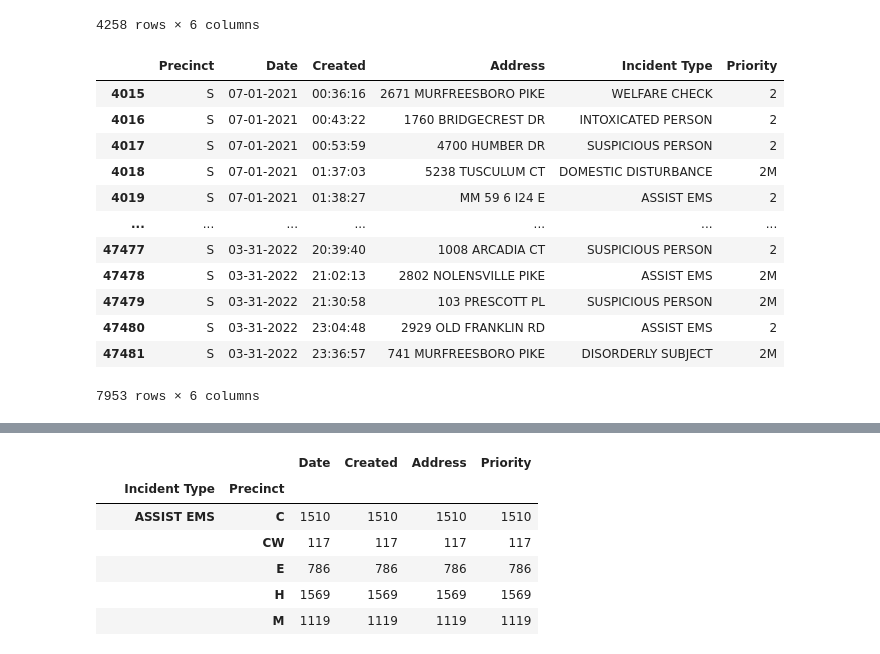
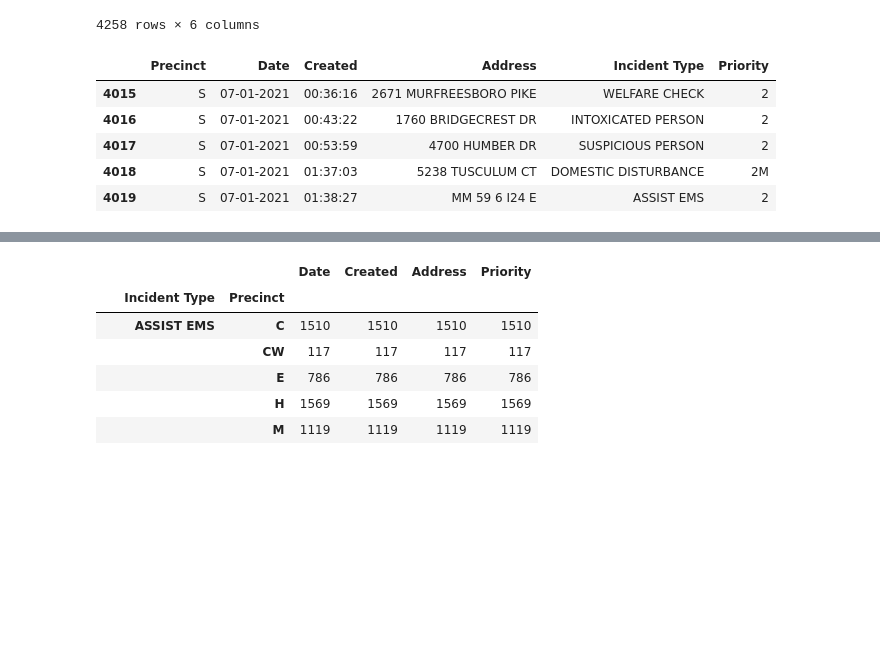
Before and after one commit to MariahN25/partners_in_care, a Jupyter notebook: notebook/mental_health.ipynb, the cells around one changed output, grey strips where cells are left out. Saved outputs shown, nothing was run; the diff lists cells and outputs as text; code cells hidden in the pictures; blank space fills up the shorter version.

```diff
--- a/notebook/mental_health.ipynb
+++ b/notebook/mental_health.ipynb
@@ -108,20 +101,13 @@ raw_w_df
 4258 rows × 6 columns
 # %%
 raw_s_df = raw_df[raw_df.Precinct == "S"]
-raw_s_df
+raw_s_df.head()
 # %% [output]
 |  | Precinct | Date | Created | Address | Incident Type | Priority |
 | 4015 | S | 07-01-2021 | 00:36:16 | 2671 MURFREESBORO PIKE | WELFARE CHECK | 2 |
 | 4016 | S | 07-01-2021 | 00:43:22 | 1760 BRIDGECREST DR | INTOXICATED PERSON | 2 |
 | 4017 | S | 07-01-2021 | 00:53:59 | 4700 HUMBER DR | SUSPICIOUS PERSON | 2 |
 | 4018 | S | 07-01-2021 | 01:37:03 | 5238 TUSCULUM CT | DOMESTIC DISTURBANCE | 2M |
 | 4019 | S | 07-01-2021 | 01:38:27 | MM 59 6 I24 E | ASSIST EMS | 2 |
-| ... | ... | ... | ... | ... | ... | ... |
-| 47477 | S | 03-31-2022 | 20:39:40 | 1008 ARCADIA CT | SUSPICIOUS PERSON | 2 |
-| 47478 | S | 03-31-2022 | 21:02:13 | 2802 NOLENSVILLE PIKE | ASSIST EMS | 2M |
-| 47479 | S | 03-31-2022 | 21:30:58 | 103 PRESCOTT PL | SUSPICIOUS PERSON | 2M |
-| 47480 | S | 03-31-2022 | 23:04:48 | 2929 OLD FRANKLIN RD | ASSIST EMS | 2 |
-| 47481 | S | 03-31-2022 | 23:36:57 | 741 MURFREESBORO PIKE | DISORDERLY SUBJECT | 2M |
-7953 rows × 6 columns
 # %%
 raw_m_df = raw_df[raw_df.Precinct == "M"]
```
Also changed, not shown: parts of 72 cells of this notebook, 4 other files.
